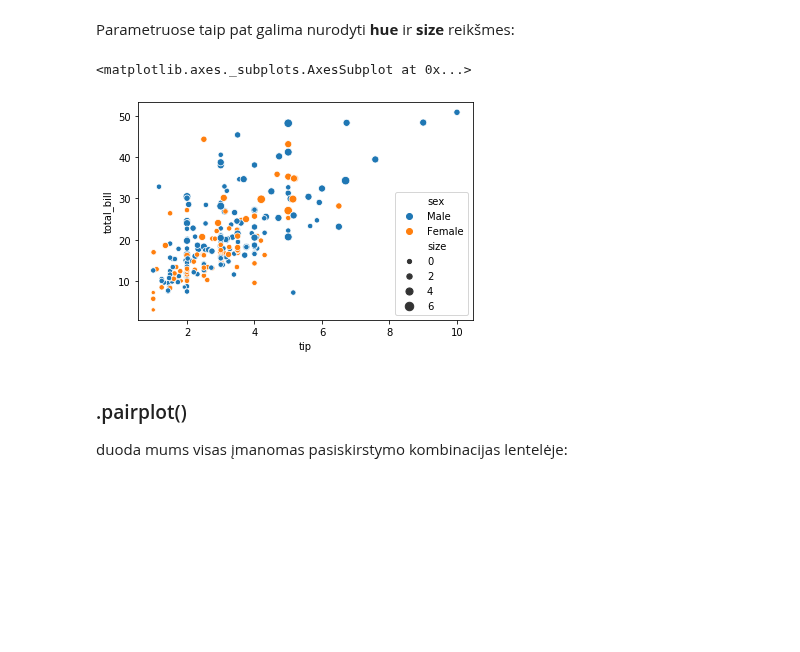
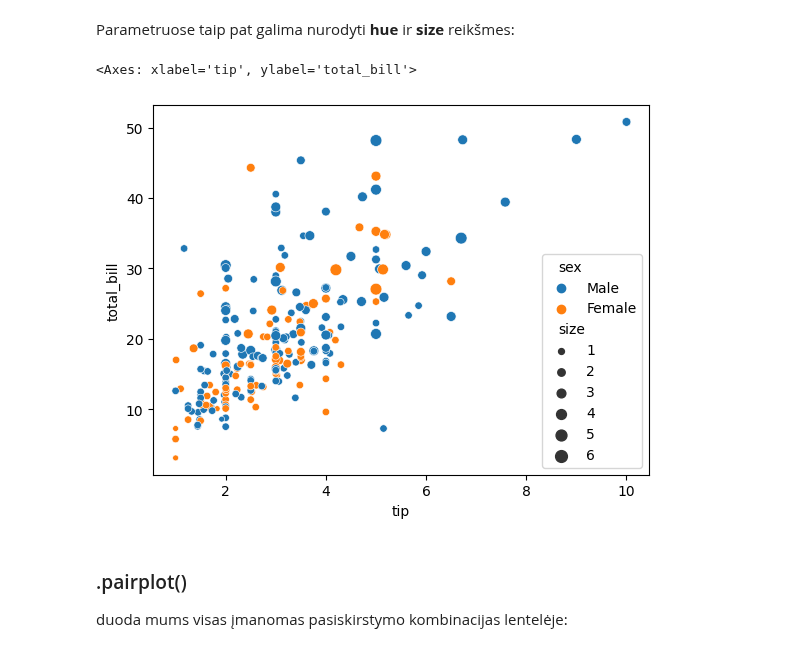
Before and after one commit to robotautas/kursas, a Jupyter notebook: Seaborn/Seaborn.ipynb, the cells around one changed output. Drawn from its saved outputs; the diff is of its cells as text; code cells hidden in the pictures; blank space fills up the shorter version.

```diff
--- a/Seaborn/Seaborn.ipynb
+++ b/Seaborn/Seaborn.ipynb
@@ -91,10 +91,10 @@ sns.scatterplot('tip', 'total_bill', data=tips)
 # %% [markdown]
 Parametruose taip pat galima nurodyti **hue** ir **size** reikšmes:
 # %%
-sns.scatterplot('tip', 'total_bill', data=tips, hue='sex', size='size')
+sns.scatterplot(x='tip', y='total_bill', data=tips, hue='sex', size='size')
 # %% [output]
-<matplotlib.axes._subplots.AxesSubplot at 0x...>
+<Axes: xlabel='tip', ylabel='total_bill'>
-[figure, old version]
+[figure, new version]
 # %% [markdown]
 ### .pairplot()
 duoda mums visas įmanomas pasiskirstymo kombinacijas lentelėje:
```
Also changed, not shown: parts of 23 cells of this notebook.
